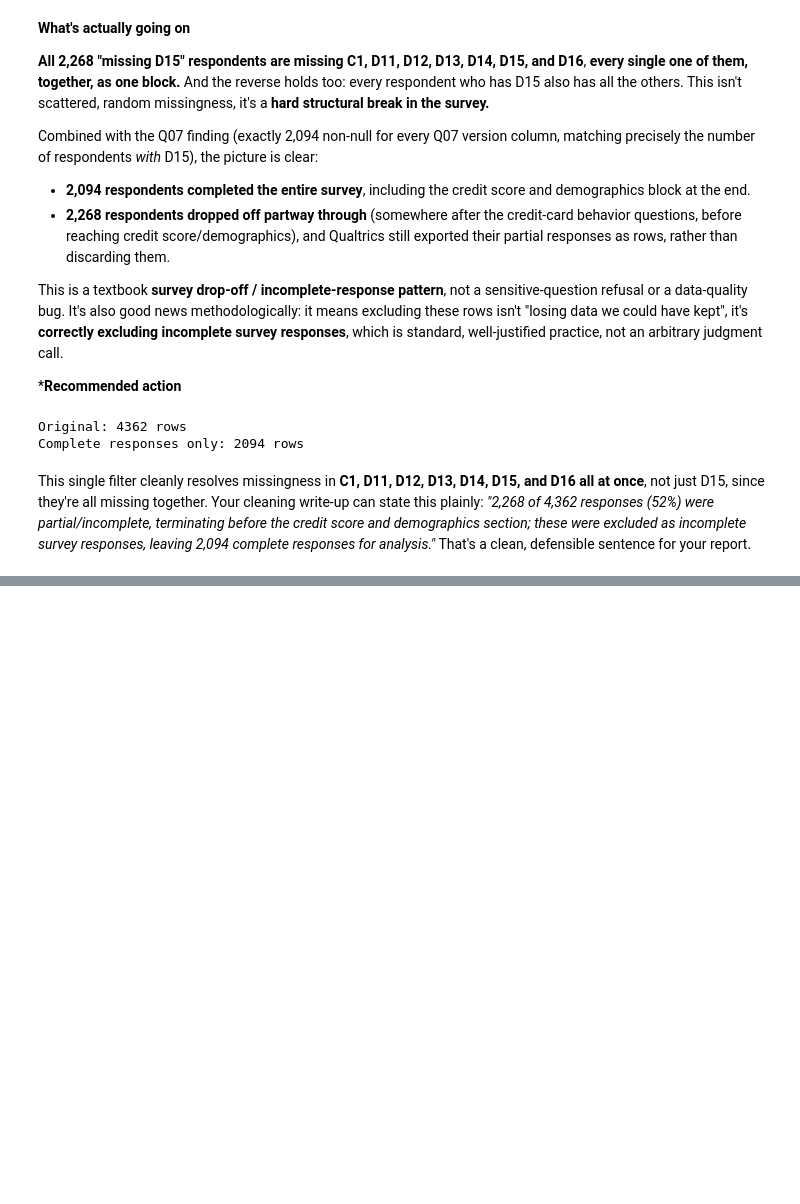
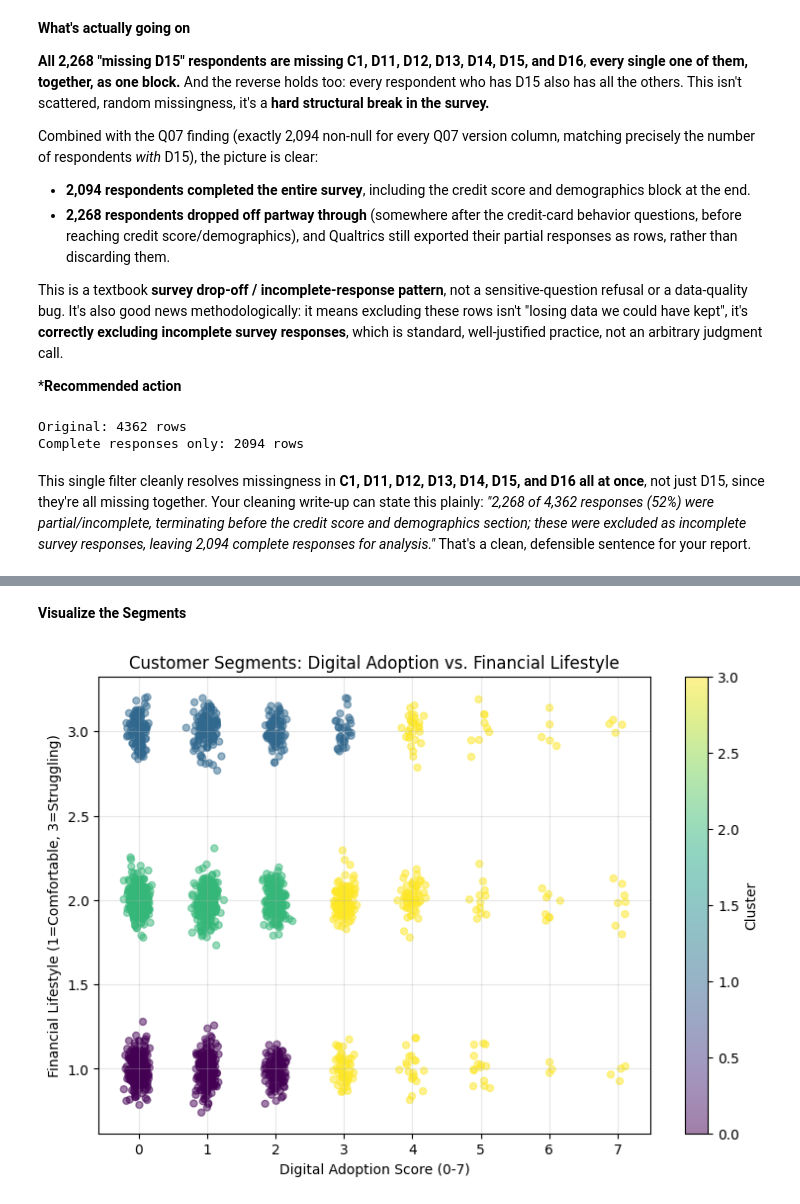
Before and after one commit to JoseAlberto88/Marketing-Analytics-Problem-Assignment, a Jupyter notebook: Assingment_part_1.ipynb, the cells around one changed output, grey strips where cells are left out. Cells and saved outputs as stored; diff of their text form; code cells hidden in the pictures; blank space fills up the shorter version.

```diff
--- a/Assingment_part_1.ipynb
+++ b/Assingment_part_1.ipynb
@@ -226,0 +390,6 @@ This single filter cleanly resolves missingness in **C1, D11, D12, D13, D14, D15
+# %%
+# Fit final model with k=4
+kmeans_final = KMeans(n_clusters=4, random_state=42, n_init=10)
+df_complete['cluster'] = kmeans_final.fit_predict(X_scaled)
+
+print(df_complete['cluster'].value_counts().sort_index())
@@ -226,0 +405,22 @@ This single filter cleanly resolves missingness in **C1, D11, D12, D13, D14, D15
+# %% [markdown]
+**Visualize the Segments**
+# %%
+import matplotlib.pyplot as plt
+import numpy as np
+
+plt.figure(figsize=(9, 6))
+
+# Since both variables are discrete/low-cardinality, add slight jitter so points
+# don't perfectly overlap and hide cluster density
+jitter_x = df_complete['digital_adoption_score'] + np.random.normal(0, 0.08, len(df_complete))
+jitter_y = df_complete['D15_ordinal'] + np.random.normal(0, 0.08, len(df_complete))
+
+scatter = plt.scatter(jitter_x, jitter_y, c=df_complete['cluster'], cmap='viridis', alpha=0.5, s=25)
+plt.xlabel('Digital Adoption Score (0-7)')
+plt.ylabel('Financial Lifestyle (1=Comfortable, 3=Struggling)')
+plt.title('Customer Segments: Digital Adoption vs. Financial Lifestyle')
+plt.colorbar(scatter, label='Cluster')
+plt.grid(alpha=0.3)
+plt.show()
+# %% [output]
+[figure, added]
```
Also changed, not shown: parts of 18 cells of this notebook.
